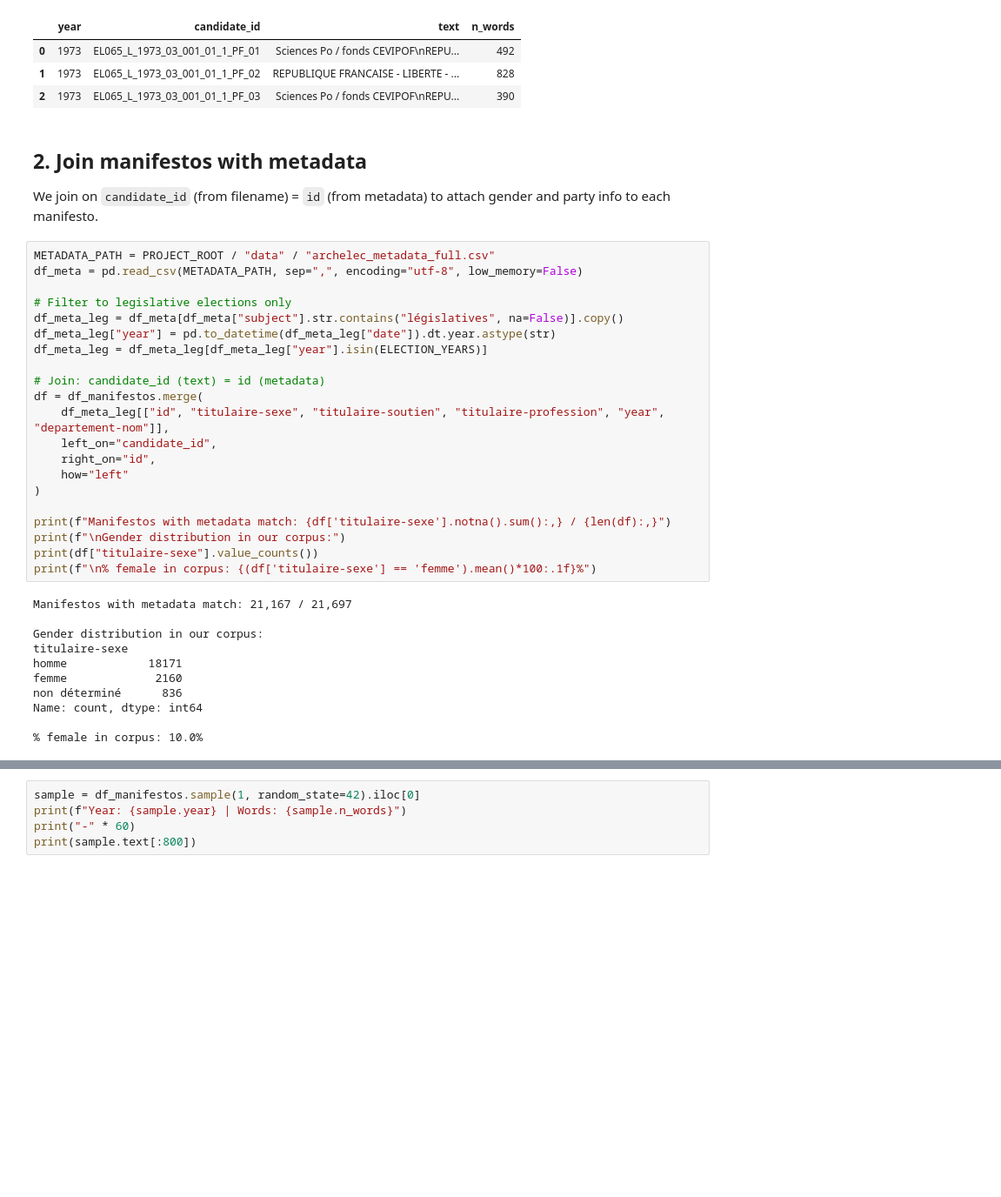
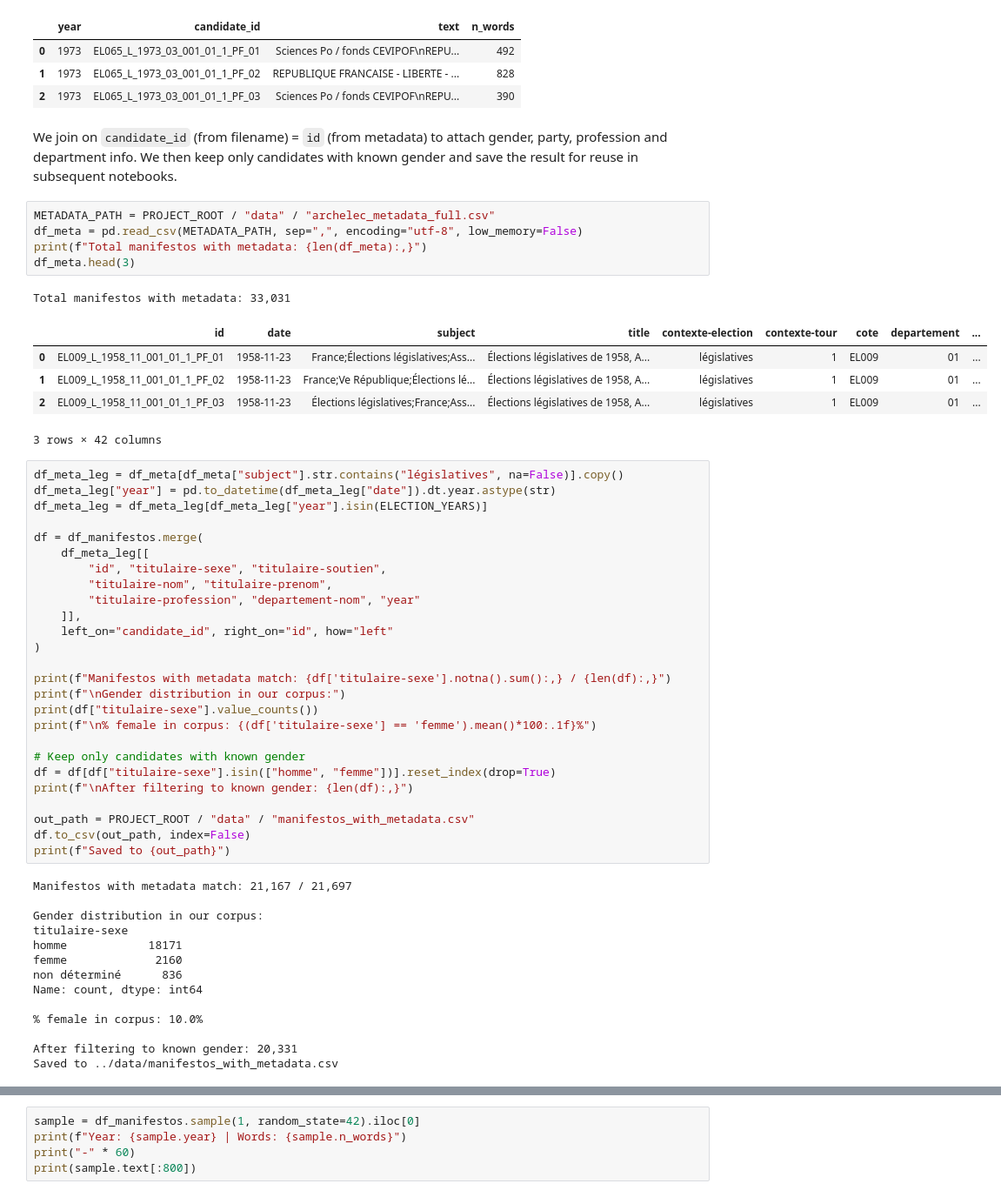
Before and after one commit to AnahiRM/NER_gender, a Jupyter notebook: notebooks/01_data_exploration.ipynb, the cells around one changed output, grey strips where cells are left out. Shown at 87% size. Drawn from its saved outputs; the diff is of its cells as text; blank space fills up the shorter version.

```diff
--- a/notebooks/01_data_exploration.ipynb
+++ b/notebooks/01_data_exploration.ipynb
@@ -76,30 +70,47 @@ dtype: int64
 | 1 | 1973 | EL065_L_1973_03_001_01_1_PF_02 | REPUBLIQUE FRANCAISE - LIBERTE - ... | 828 |
 | 2 | 1973 | EL065_L_1973_03_001_01_1_PF_03 | Sciences Po / fonds CEVIPOF\nREPU... | 390 |
 # %% [markdown]
-## 2. Join manifestos with metadata
 
-We join on `candidate_id` (from filename) = `id` (from metadata) to attach gender and party info to each manifesto.
+
+We join on `candidate_id` (from filename) = `id` (from metadata) to attach gender, party, profession and department info. We then keep only candidates with known gender and save the result for reuse in subsequent notebooks.
+# %%
+METADATA_PATH = PROJECT_ROOT / "data" / "archelec_metadata_full.csv"
+df_meta = pd.read_csv(METADATA_PATH, sep=",", encoding="utf-8", low_memory=False)
+print(f"Total manifestos with metadata: {len(df_meta):,}")
+df_meta.head(3)
+# %% [output]
+Total manifestos with metadata: 33,031
+|  | id | date | subject | title | contexte-election | contexte-tour | cote | departement | ... |
+| 0 | EL009_L_1958_11_001_01_1_PF_01 | 1958-11-23 | France;Élections législatives;Ass... | Élections législatives de 1958, A... | législatives | 1 | EL009 | 01 | ... |
+| 1 | EL009_L_1958_11_001_01_1_PF_02 | 1958-11-23 | France;Ve République;Élections lé... | Élections législatives de 1958, A... | législatives | 1 | EL009 | 01 | ... |
+| 2 | EL009_L_1958_11_001_01_1_PF_03 | 1958-11-23 | Élections législatives;France;Ass... | Élections législatives de 1958, A... | législatives | 1 | EL009 | 01 | ... |
+3 rows × 42 columns
 # %%
-METADATA_PATH = PROJECT_ROOT / "data" / "archelec_metadata_full.csv"
-df_meta = pd.read_csv(METADATA_PATH, sep=",", encoding="utf-8", low_memory=False)
-
-# Filter to legislative elections only
 df_meta_leg = df_meta[df_meta["subject"].str.contains("législatives", na=False)].copy()
 df_meta_leg["year"] = pd.to_datetime(df_meta_leg["date"]).dt.year.astype(str)
 df_meta_leg = df_meta_leg[df_meta_leg["year"].isin(ELECTION_YEARS)]
 
-# Join: candidate_id (text) = id (metadata)
 df = df_manifestos.merge(
-    df_meta_leg[["id", "titulaire-sexe", "titulaire-soutien", "titulaire-profession", "year", "departement-nom"]],
-    left_on="candidate_id",
-    right_on="id",
-    how="left"
+    df_meta_leg[[
+        "id", "titulaire-sexe", "titulaire-soutien",
+        "titulaire-nom", "titulaire-prenom",
+        "titulaire-profession", "departement-nom", "year"
+    ]],
+    left_on="candidate_id", right_on="id", how="left"
 )
 
 print(f"Manifestos with metadata match: {df['titulaire-sexe'].notna().sum():,} / {len(df):,}")
 print(f"\nGender distribution in our corpus:")
 print(df["titulaire-sexe"].value_counts())
 print(f"\n% female in corpus: {(df['titulaire-sexe'] == 'femme').mean()*100:.1f}%")
+
+# Keep only candidates with known gender
+df = df[df["titulaire-sexe"].isin(["homme", "femme"])].reset_index(drop=True)
+print(f"\nAfter filtering to known gender: {len(df):,}")
+
+out_path = PROJECT_ROOT / "data" / "manifestos_with_metadata.csv"
+df.to_csv(out_path, index=False)
+print(f"Saved to {out_path}")
 # %% [output]
 Manifestos with metadata match: 21,167 / 21,697
 
@@ -111,4 +122,7 @@ non déterminé      836
 Name: count, dtype: int64
 
 % female in corpus: 10.0%
+
+After filtering to known gender: 20,331
+Saved to ../data/manifestos_with_metadata.csv
 # %% [markdown]
```
Also changed, not shown: parts of 17 cells of this notebook, 16 other files.
